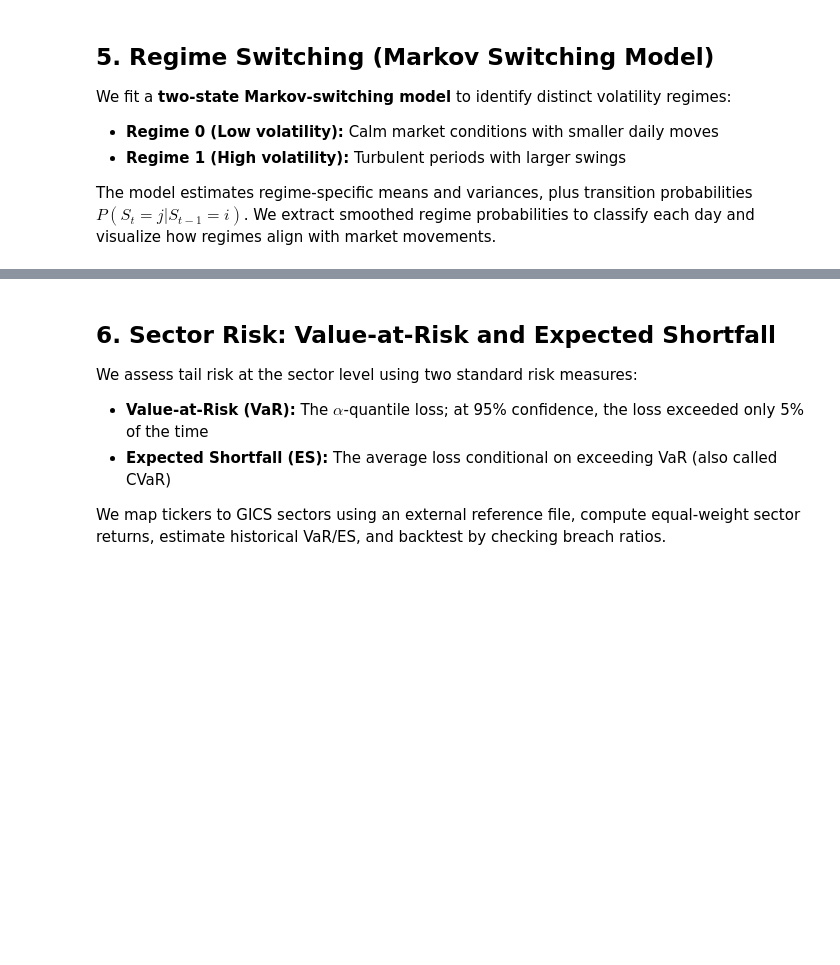
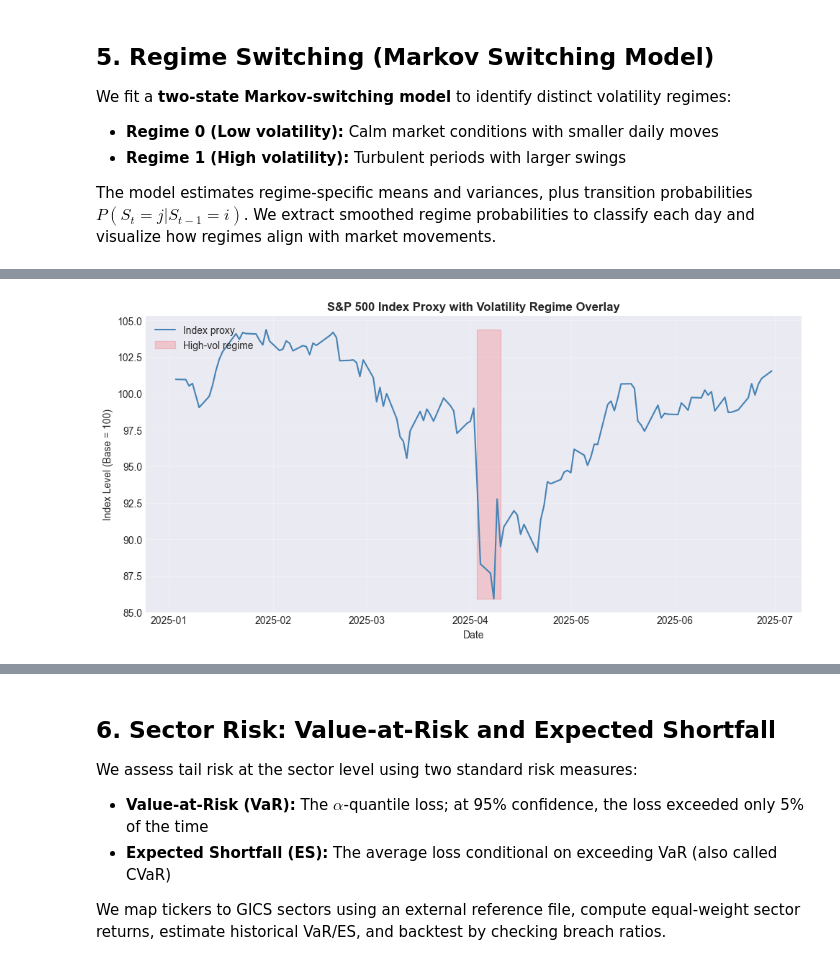
Before and after one commit to ryluo-04/ECE225A_project, a Jupyter notebook: 225-project.ipynb, the cells around one changed output, grey strips where cells are left out. Saved outputs shown, nothing was run; the diff lists cells and outputs as text; code cells hidden in the pictures; blank space fills up the shorter version.

```diff
--- a/225-project.ipynb
+++ b/225-project.ipynb
@@ -444,0 +368,98 @@ Warnings:
+# %%
+from statsmodels.tsa.regime_switching.markov_regression import MarkovRegression
+
+# Two-state Markov switching on index returns (switching variance allowed)
+# NOTE: Input must be 1D array; r.values extracts numpy array from Series
+y = r.values
+mod_ms = MarkovRegression(
+    y,
+    k_regimes=2,
+    trend="c",
+    switching_variance=True
+)
+res_ms = mod_ms.fit(em_iter=50, search_reps=20)
+print(res_ms.summary())
+
+# Identify which regime is high-volatility by comparing sigma2 values
+# Method: compute empirical variance by regime using smoothed probabilities
+# This is more robust than trying to parse parameter names
+prob_raw = res_ms.smoothed_marginal_probabilities
+if hasattr(prob_raw, "values"):
+    prob_0 = pd.Series(prob_raw[0].values, index=r.index)
+    prob_1 = pd.Series(prob_raw[1].values, index=r.index)
+else:
+    prob_0 = pd.Series(prob_raw[:, 0], index=r.index)
+    prob_1 = pd.Series(prob_raw[:, 1], index=r.index)
+
+# Get regime means from params (handle both Series and array)
+params = res_ms.params
+if isinstance(params, pd.Series):
+    const_keys = [k for k in params.index if "const" in str(k).lower()]
+    mu_0 = params[const_keys[0]] if len(const_keys) > 0 else 0
+    mu_1 = params[const_keys[1]] if len(const_keys) > 1 else 0
+else:
+    # If params is array, extract means from summary or use default
+    # Typically: [const_0, sigma2_0, const_1, sigma2_1, ...]
+    # For safety, compute means empirically
+    mu_0 = (r.values * prob_0.values).sum() / prob_0.sum()
+    mu_1 = (r.values * prob_1.values).sum() / prob_1.sum()
+
+# Compute weighted variance for each regime: E[(r - μ)²] weighted by regime probabilities
+sigma2_0 = ((r.values - mu_0)**2 * prob_0.values).sum() / prob_0.sum()
+sigma2_1 = ((r.values - mu_1)**2 * prob_1.values).sum() / prob_1.sum()
+
+high_vol_regime_idx = 1 if sigma2_1 > sigma2_0 else 0
+print(f"\nRegime 0 sigma²: {sigma2_0:.6f}, Regime 1 sigma²: {sigma2_1:.6f}")
+print(f"High-volatility regime: {high_vol_regime_idx}")
+
+# Smoothed probability of the high-volatility regime
+# FIX: handle both DataFrame and ndarray returns from statsmodels
+prob_raw = res_ms.smoothed_marginal_probabilities
+if hasattr(prob_raw, "values"):
+    # DataFrame case: extract column for high-vol regime
+    prob_high = pd.Series(prob_raw[high_vol_regime_idx].values, index=r.index, name="prob_high")
+else:
+    # ndarray case: extract column for high-vol regime
+    prob_high = pd.Series(prob_raw[:, high_vol_regime_idx], index=r.index, name="prob_high")
+regime_series = (prob_high > 0.5).astype(int)
+regime_series.name = "high_vol_regime"
+
+index_level = (1 + r).cumprod() * 100
+
+# FIGURE 7: Index level with regime overlay
+# Notice: Red shading marks high-volatility periods — often coincide with market drawdowns
+plt.figure(figsize=(10, 5))
+plt.plot(index_level.index, index_level.values, label="Index proxy", color="steelblue", linewidth=1.5)
+high_mask = regime_series == 1
+plt.fill_between(
+    index_level.index,
+    index_level.min(),
+    index_level.max(),
+    where=high_mask,
+    color="red",
+    alpha=0.15,
+    label="High-vol regime"
+)
+plt.title("S&P 500 Index Proxy with Volatility Regime Overlay", fontsize=12, fontweight="bold")
+plt.xlabel("Date")
+plt.ylabel("Index Level (Base = 100)")
+plt.legend(loc="upper left")
+plt.grid(True, alpha=0.3)
+plt.tight_layout()
+plt.show()
+
+# FIGURE 8: Smoothed regime probabilities
+# Notice: Probability near 1 indicates high-vol regime; near 0 indicates low-vol regime
+plt.figure(figsize=(10, 4))
+plt.plot(prob_high.index, prob_high.values, color="crimson", linewidth=1.5)
+plt.fill_between(prob_high.index, 0, prob_high.values, alpha=0.3, color="red")
+plt.axhline(y=0.5, color="gray", linestyle="--", linewidth=1, label="Classification threshold")
+plt.title("Smoothed Probability of High-Volatility Regime", fontsize=12, fontweight="bold")
+plt.xlabel("Date")
+plt.ylabel("P(High-Vol Regime)")
+plt.ylim(0, 1)
+plt.legend(loc="upper right")
+plt.grid(True, alpha=0.3)
+plt.tight_layout()
+plt.show()
+# %% [output]
@@ -444,0 +483 @@ Warnings:
+[figure, added]
```
Also changed, not shown: parts of 6 cells of this notebook.
